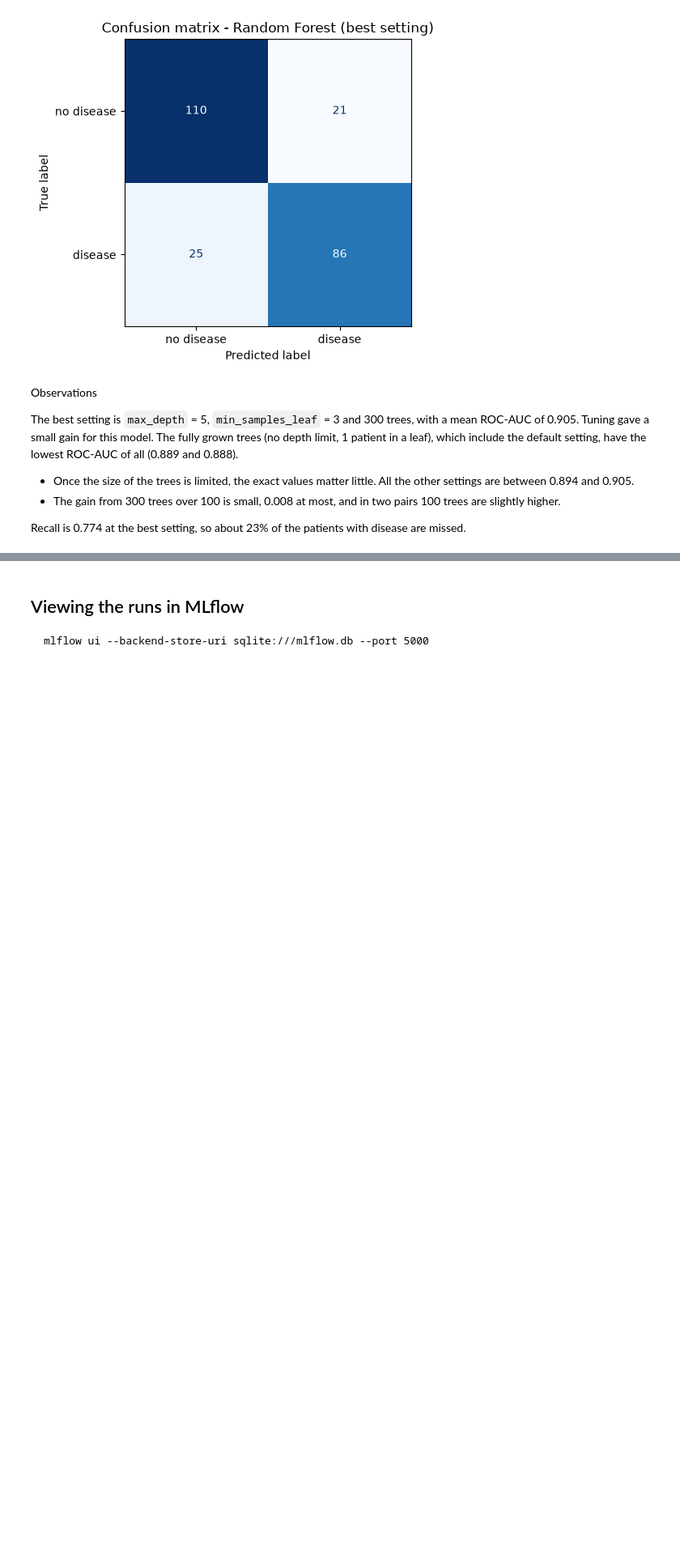
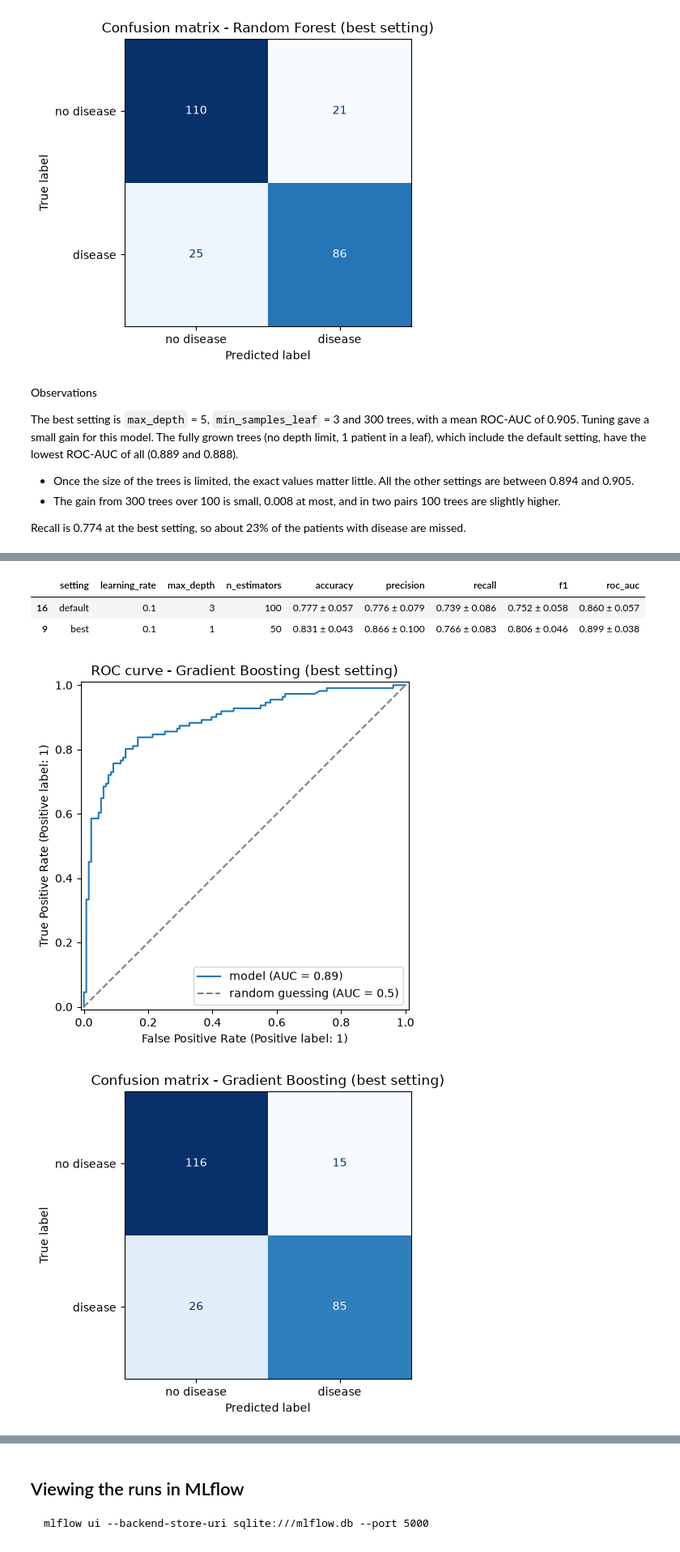
Before and after one commit to 2025ae05589/heart-disease-mlops, a Jupyter notebook: notebooks/02_model_development.ipynb, the cells around one changed output, grey strips where cells are left out. Shown at 81% size. Drawn from its saved outputs; the diff is of its cells as text; code cells hidden in the pictures; blank space fills up the shorter version.

Commit message:
Add Gradient Boosting to notebook

```diff
--- a/notebooks/02_model_development.ipynb
+++ b/notebooks/02_model_development.ipynb
@@ -322,0 +332,17 @@ are missed.
+# %%
+model_name = "Gradient Boosting"
+
+pipeline = make_pipeline(GradientBoostingClassifier(random_state=RANDOM_STATE))
+
+# each setting is written from the simplest value to the most complex
+grid = {
+    "model__learning_rate": [0.05, 0.1],
+    "model__max_depth": [1, 2, 3],
+    "model__n_estimators": [50, 100, 200],
+}
+# %%
+search = run_grid_search(pipeline, grid, X_train, y_train, folds)
+metrics_table = build_metrics_table(search)
+
+print("Combinations tried:", len(metrics_table))
+print("Best setting by ROC-AUC:", search.best_params_)
@@ -322,0 +352,4 @@ are missed.
+# %%
+# recorded in MLflow: a parent run for the model, a child run for each
+# combination, and the trained model of the best setting
+log_model_runs(model_name, pipeline, search, metrics_table, X_train, y_train, folds)
@@ -322,0 +379,28 @@ are missed.
+# %%
+# default setting (learning rate 0.1, depth 3, 100 trees) against the best
+# setting
+default_row = metrics_table[
+    (metrics_table["learning_rate"] == 0.1)
+    & (metrics_table["max_depth"] == 3)
+    & (metrics_table["n_estimators"] == 100)
+]
+best_row = metrics_table.loc[[search.best_index_]]
+
+comparison = pd.concat([default_row, best_row])
+comparison.insert(0, "setting", ["default", "best"])
+readable_metrics(comparison)
+# %% [output]
+|  | setting | learning_rate | max_depth | n_estimators | accuracy | precision | recall | f1 | roc_auc |
+| 16 | default | 0.1 | 3 | 100 | 0.777 ± 0.057 | 0.776 ± 0.079 | 0.739 ± 0.086 | 0.752 ± 0.058 | 0.860 ± 0.057 |
+| 9 | best | 0.1 | 1 | 50 | 0.831 ± 0.043 | 0.866 ± 0.100 | 0.766 ± 0.083 | 0.806 ± 0.046 | 0.899 ± 0.038 |
+# %%
+# plots for the best setting, from the cross-validation predictions
+best_pipeline = clone(pipeline).set_params(**search.best_params_)
+probability = cross_val_probabilities(best_pipeline, X_train, y_train, folds)
+
+plot_roc_curve(y_train, probability, f"ROC curve - {model_name} (best setting)")
+plot_confusion_matrix(y_train, probability, f"Confusion matrix - {model_name} (best setting)")
+plt.show()
+# %% [output]
+[figure, added]
+[figure, added]
```
Also changed, not shown: parts of 7 cells of this notebook.
